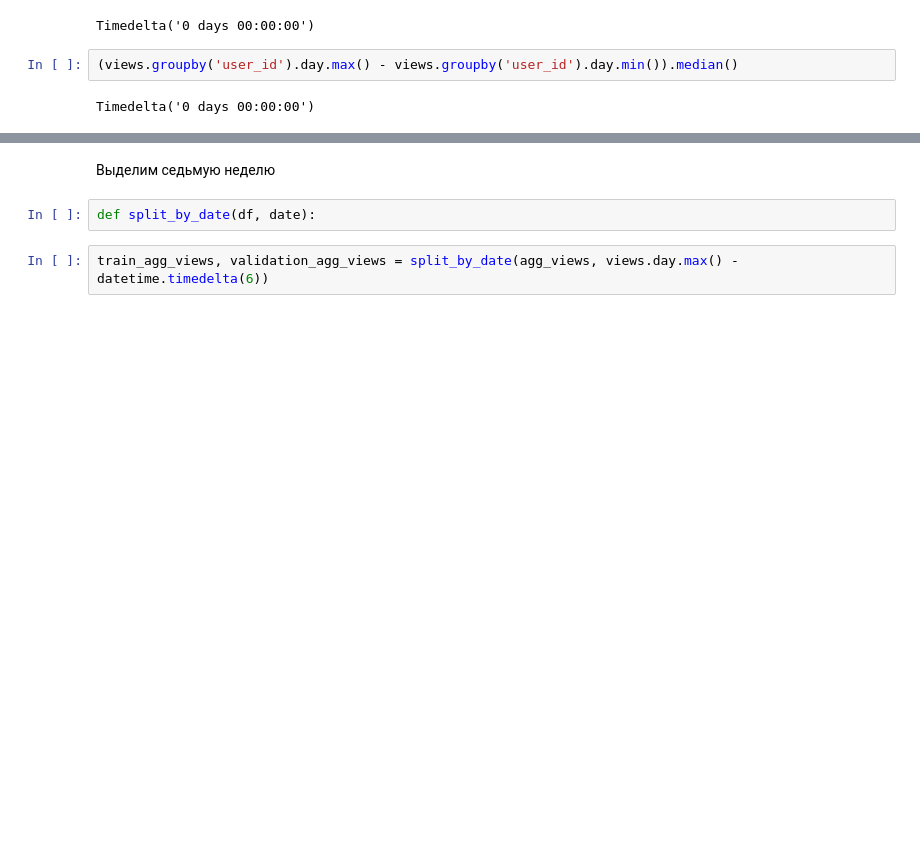
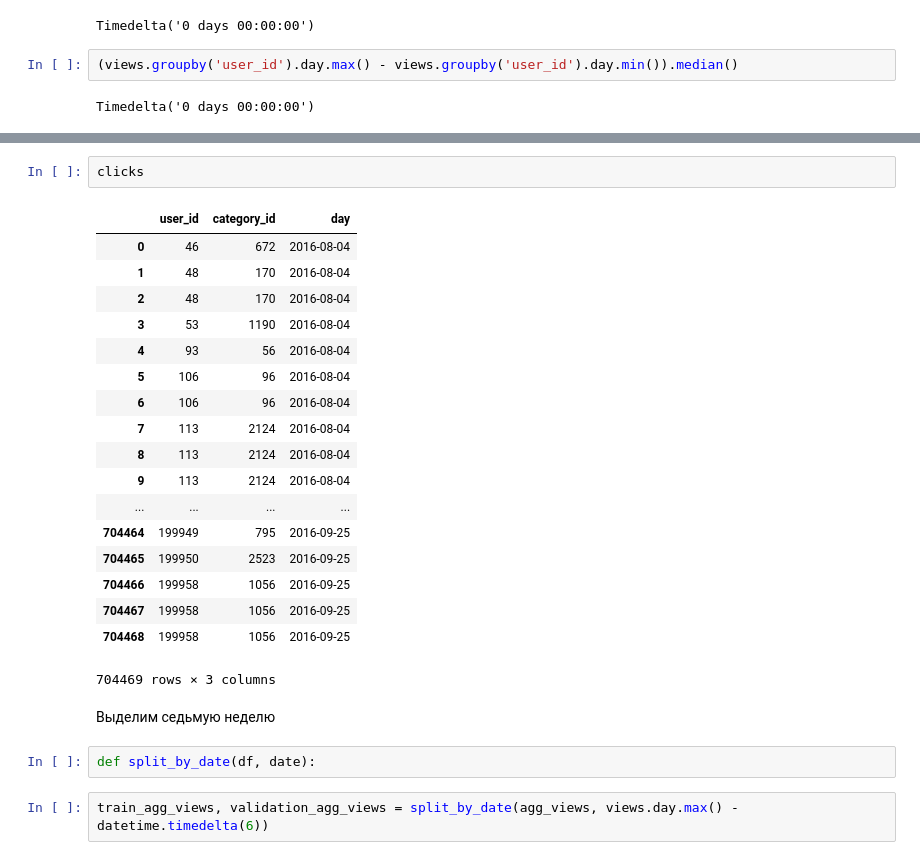
Before and after one commit to alexsyrom/shad_ml_2_3, a Jupyter notebook: first.ipynb, the cells around one changed output, grey strips where cells are left out. Cells and saved outputs as stored; diff of their text form; blank space fills up the shorter version.

```diff
--- a/first.ipynb
+++ b/first.ipynb
@@ -67,3 +108,24 @@ Timedelta('0 days 00:00:00')
+# %%
+clicks
+# %% [output]
+|  | user_id | category_id | day |
+| 0 | 46 | 672 | 2016-08-04 |
+| 1 | 48 | 170 | 2016-08-04 |
+| 2 | 48 | 170 | 2016-08-04 |
+| 3 | 53 | 1190 | 2016-08-04 |
+| 4 | 93 | 56 | 2016-08-04 |
+| 5 | 106 | 96 | 2016-08-04 |
+| 6 | 106 | 96 | 2016-08-04 |
+| 7 | 113 | 2124 | 2016-08-04 |
+| 8 | 113 | 2124 | 2016-08-04 |
+| 9 | 113 | 2124 | 2016-08-04 |
+| ... | ... | ... | ... |
+| 704464 | 199949 | 795 | 2016-09-25 |
+| 704465 | 199950 | 2523 | 2016-09-25 |
+| 704466 | 199958 | 1056 | 2016-09-25 |
+| 704467 | 199958 | 1056 | 2016-09-25 |
+| 704468 | 199958 | 1056 | 2016-09-25 |
+704469 rows × 3 columns
 # %% [markdown]
 Выделим седьмую неделю
 # %%
```
Also changed, not shown: parts of 21 cells of this notebook, 1 other file.
